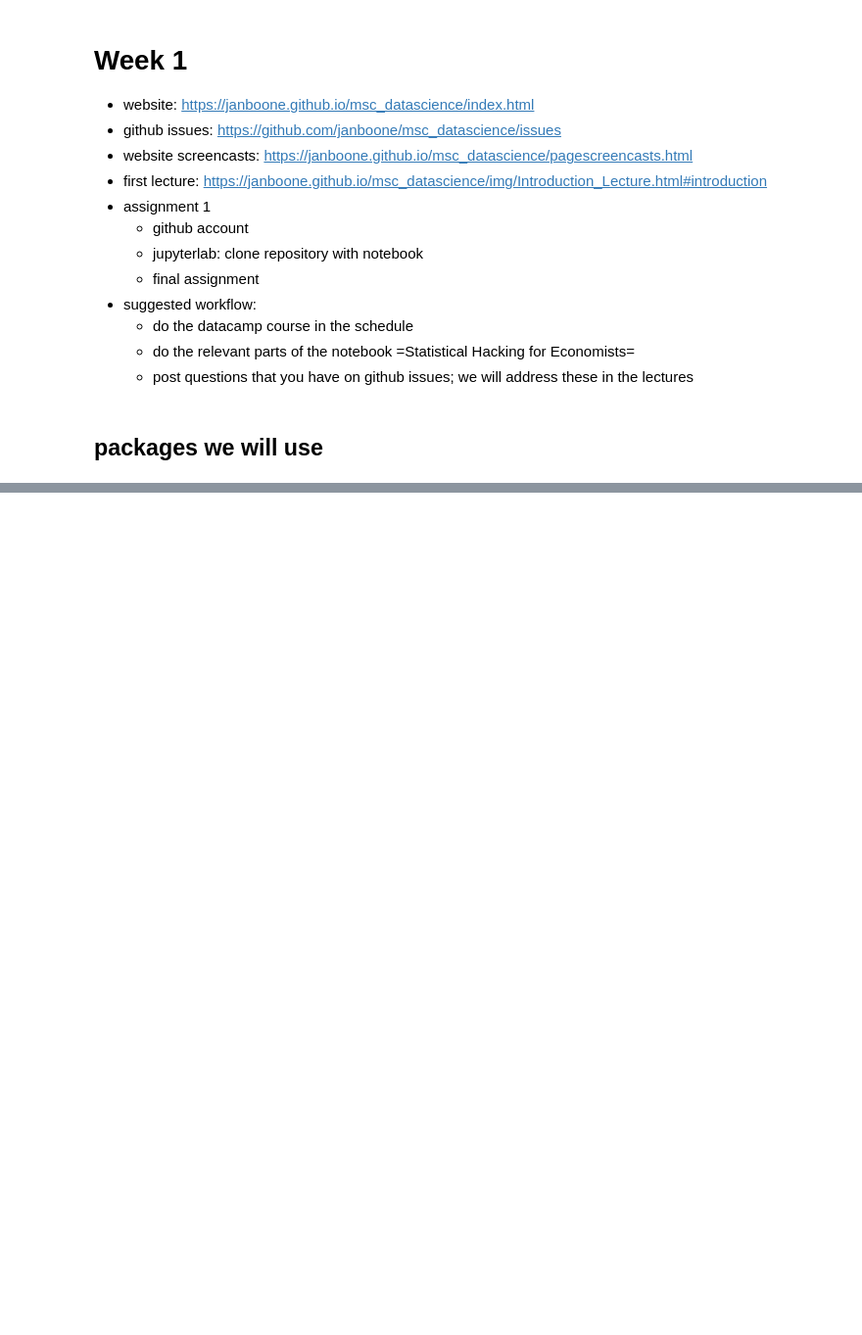
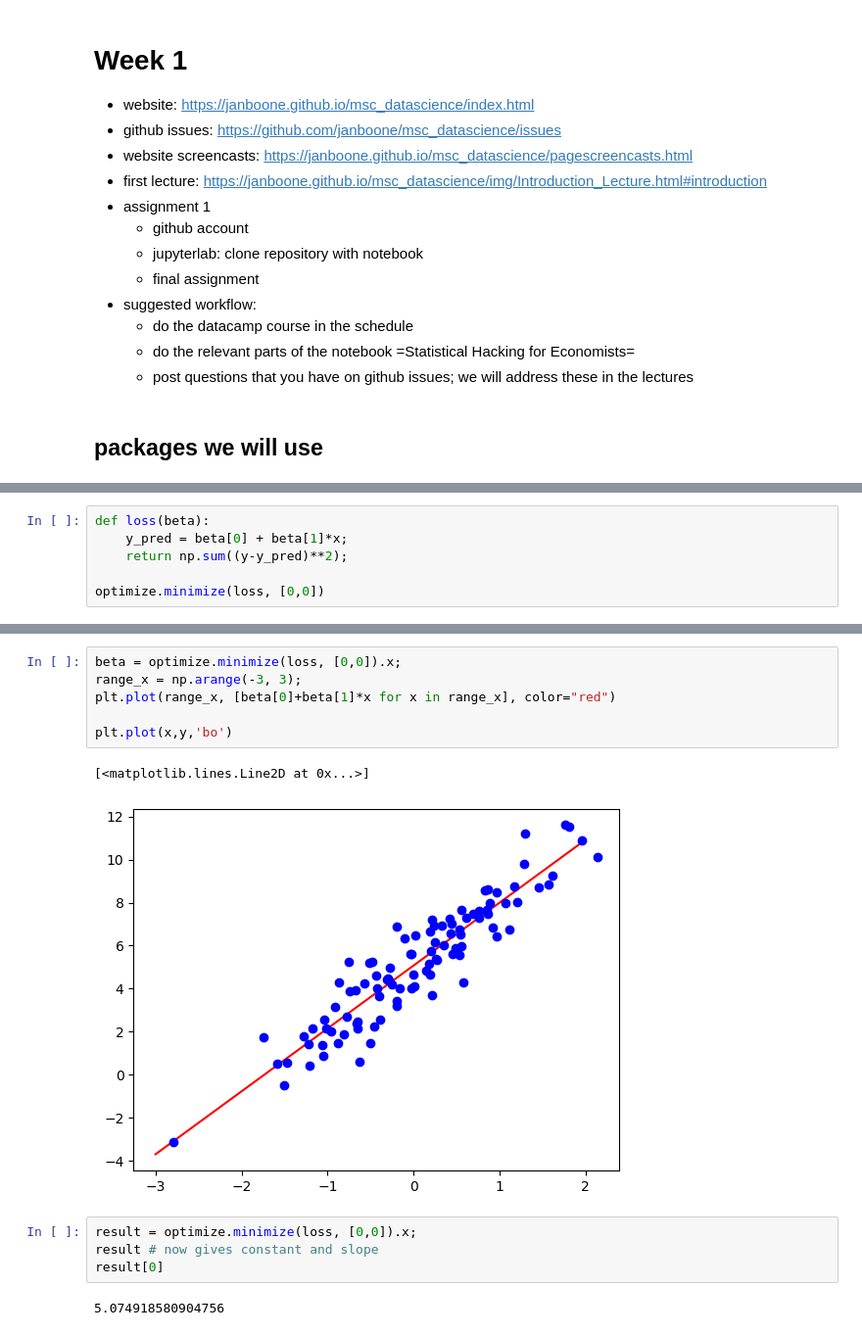
Before and after one commit to cejkiebo/msc_datascience, a Jupyter notebook: Week1.ipynb, the cells around one changed output, grey strips where cells are left out. Shown at 98% size. Drawn from its saved outputs; the diff is of its cells as text; blank space fills up the shorter version.

```diff
--- a/Week1.ipynb
+++ b/Week1.ipynb
@@ -45,0 +155,6 @@ from sklearn.datasets import make_moons
+# %%
+def loss(beta):
+    y_pred = beta[0] + beta[1]*x;
+    return np.sum((y-y_pred)**2);
+
+optimize.minimize(loss, [0,0])
@@ -45,0 +173,15 @@ from sklearn.datasets import make_moons
+# %%
+beta = optimize.minimize(loss, [0,0]).x;
+range_x = np.arange(-3, 3);
+plt.plot(range_x, [beta[0]+beta[1]*x for x in range_x], color="red")
+
+plt.plot(x,y,'bo')
+# %% [output]
+[<matplotlib.lines.Line2D at 0x...>]
+[figure, added]
+# %%
+result = optimize.minimize(loss, [0,0]).x;
+result # now gives constant and slope
+result[0]
+# %% [output]
+5.074918580904756
```
Also changed, not shown: parts of 19 cells of this notebook.
